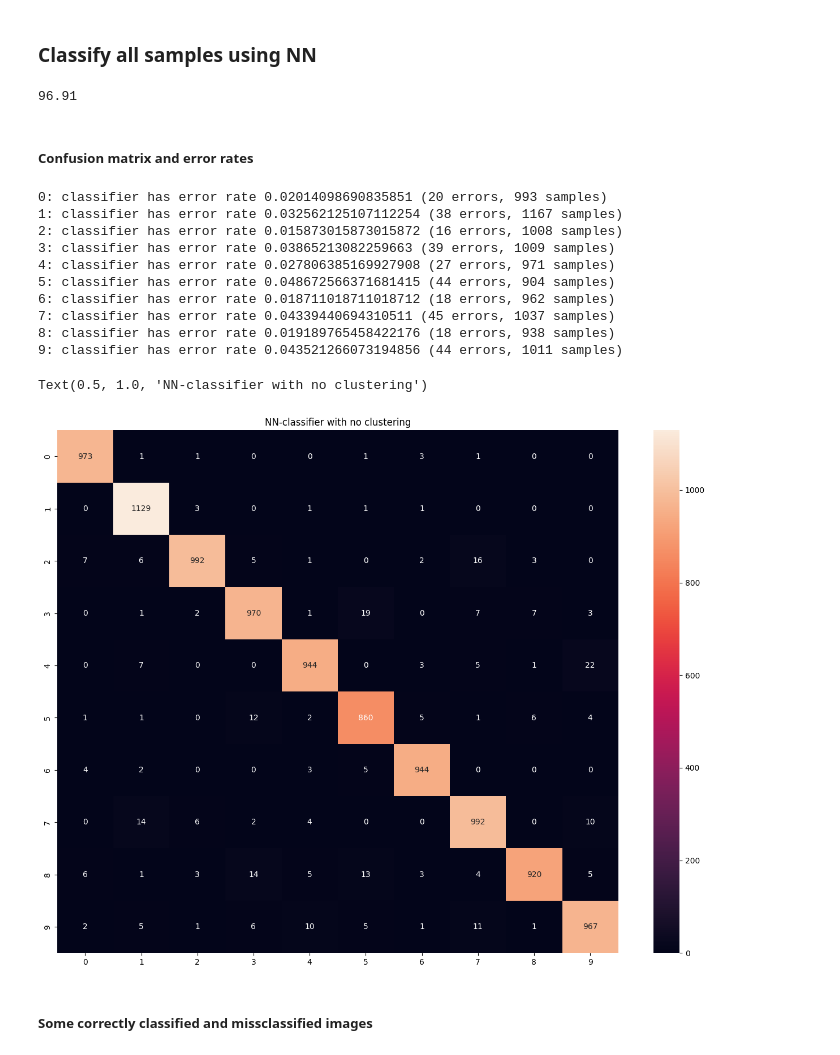
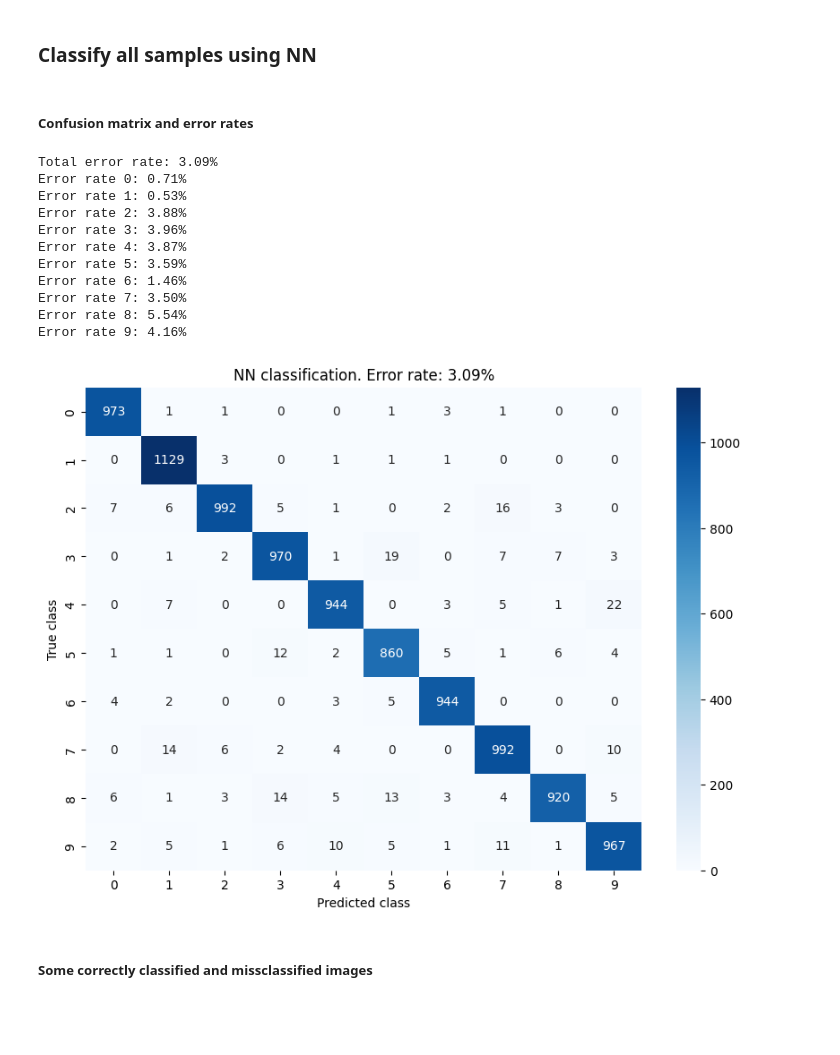
Before and after one commit to Martin-Ansteensen/TTT4275-Classification-project, a Jupyter notebook: Number_task/Numbers.ipynb, the cells around one changed output. Saved outputs shown, nothing was run; the diff lists cells and outputs as text; code cells hidden in the pictures; blank space fills up the shorter version.

Commit message:
Add conf matrices and improved init for kmeans

```diff
--- a/Number_task/Numbers.ipynb
+++ b/Number_task/Numbers.ipynb
@@ -45,59 +86,28 @@ testlab = extract_data("numbers_data/testlab.csv")
 knn_idx = knn(data_to_be_classified=testv, labeled_data=trainv, k=1)
 nn_idx = knn_idx[:, 0]  # Only one element is returned
 
-np.savetxt("pred_no_cluster.txt", nn_idx, fmt="%.d")
-
 nn_pred = trainlab[nn_idx]
-correct_predictions = (testlab == nn_pred)
-print(sum(correct_predictions)/1e4)
-# %% [output]
-96.91
 # %% [markdown]
 ##### Confusion matrix and error rates
-# %%
-import seaborn as sn
-
-# set starting value of all counters to 0
-prediction_dict = {i: [0,0,0] for i in range(10)}
-confMatrix = np.zeros((10,10))
-
-correct_predictions_idx = []
-false_predictions_idx = []
-
-for i in range(np.size(testlab)):
-    # create confusion matrix
-    confMatrix[testlab[i]][nn_pred[i]] += 1
-    # count how many times this number is in the dataset
-    prediction_dict[nn_pred[i]][0] += 1
-
-    if correct_predictions[i]:
-    # count how many times this number has been correctly classified
-        prediction_dict[nn_pred[i]][1] += 1
-    # add correct prediction index to list
-        correct_predictions_idx.append([i, nn_pred[i]])
-    else:
-    # count how many times it has been incorrectly classified
-        prediction_dict[nn_pred[i]][2] += 1
-    # add incorrect prediction to list
-        false_predictions_idx.append([i, nn_pred[i]])
-
-for i in range(10):
-    print(f"{i}: classifier has error rate {prediction_dict[i][2]/prediction_dict[i][0]} ({prediction_dict[i][2]} errors, {prediction_dict[i][0]} samples)")
-
-plt.figure(figsize = (16,12))
-sn.heatmap(confMatrix, annot=True, fmt='.4g').set_title('NN-classifier with no clustering')
-# %% [output]
-0: classifier has error rate 0.02014098690835851 (20 errors, 993 samples)
-1: classifier has error rate 0.032562125107112254 (38 errors, 1167 samples)
-2: classifier has error rate 0.015873015873015872 (16 errors, 1008 samples)
-3: classifier has error rate 0.03865213082259663 (39 errors, 1009 samples)
-4: classifier has error rate 0.027806385169927908 (27 errors, 971 samples)
-5: classifier has error rate 0.048672566371681415 (44 errors, 904 samples)
-6: classifier has error rate 0.018711018711018712 (18 errors, 962 samples)
-7: classifier has error rate 0.04339440694310511 (45 errors, 1037 samples)
-8: classifier has error rate 0.019189765458422176 (18 errors, 938 samples)
-9: classifier has error rate 0.043521266073194856 (44 errors, 1011 samples)
-Text(0.5, 1.0, 'NN-classifier with no clustering')
-[figure, removed]
+# %%
+conf_matrix = generate_conf_matrix(nn_pred, testlab)
+generate_conf_matrix_figure(conf_matrix, "NN classification")
+total_error_rate, class_error_rate = calc_error_rate(conf_matrix)
+print(f"Total error rate: {total_error_rate:.2%}")
+for i, cls in enumerate(list(range(10))):
+    print(f"Error rate {cls}: {class_error_rate[i]:.2%}")
+# %% [output]
+Total error rate: 3.09%
+Error rate 0: 0.71%
+Error rate 1: 0.53%
+Error rate 2: 3.88%
+Error rate 3: 3.96%
+Error rate 4: 3.87%
+Error rate 5: 3.59%
+Error rate 6: 1.46%
+Error rate 7: 3.50%
+Error rate 8: 5.54%
+Error rate 9: 4.16%
+[figure, added]
 # %% [markdown]
 ##### Some correctly classified and missclassified images
```
Also changed, not shown: parts of 28 cells of this notebook, 2 other files.
